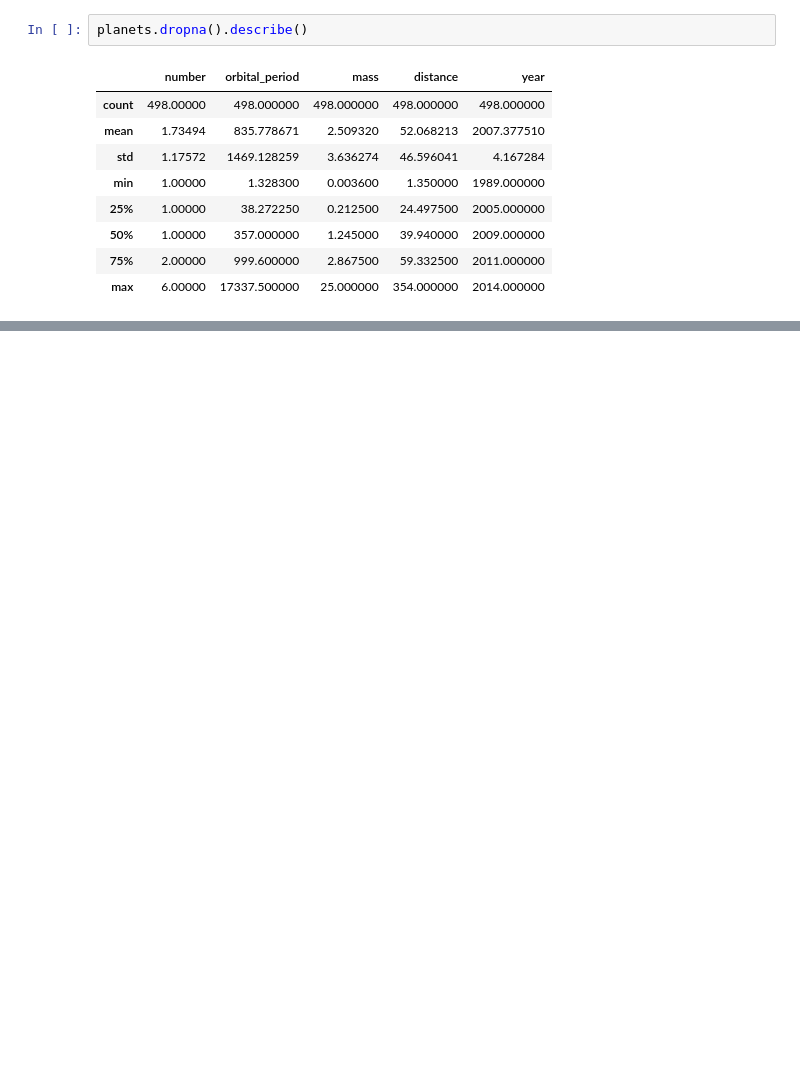
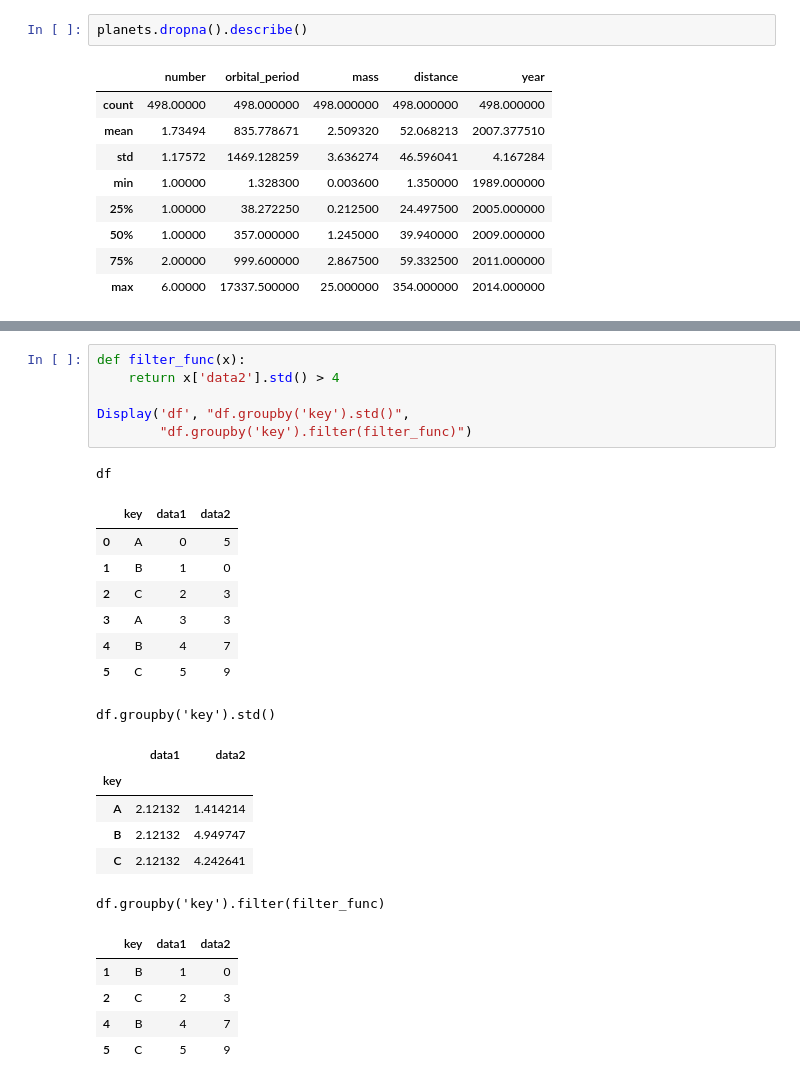
Before and after one commit to Ryo-book/The-first-project, a Jupyter notebook: Data Science/Pandas/P171.ipynb, the cells around one changed output, grey strips where cells are left out. Drawn from its saved outputs; the diff is of its cells as text; blank space fills up the shorter version.

```diff
--- a/Data Science/Pandas/P171.ipynb
+++ b/Data Science/Pandas/P171.ipynb
@@ -91,0 +202,27 @@ planets.dropna().describe()
+# %%
+def filter_func(x):
+    return x['data2'].std() > 4
+
+Display('df', "df.groupby('key').std()",
+        "df.groupby('key').filter(filter_func)")
+# %% [output]
+df
+|  | key | data1 | data2 |
+| 0 | A | 0 | 5 |
+| 1 | B | 1 | 0 |
+| 2 | C | 2 | 3 |
+| 3 | A | 3 | 3 |
+| 4 | B | 4 | 7 |
+| 5 | C | 5 | 9 |
+df.groupby('key').std()
+|  | data1 | data2 |
+| key |  |  |
+| A | 2.12132 | 1.414214 |
+| B | 2.12132 | 4.949747 |
+| C | 2.12132 | 4.242641 |
+df.groupby('key').filter(filter_func)
+|  | key | data1 | data2 |
+| 1 | B | 1 | 0 |
+| 2 | C | 2 | 3 |
+| 4 | B | 4 | 7 |
+| 5 | C | 5 | 9 |
```
Also changed, not shown: parts of 19 cells of this notebook, 1 other file.
